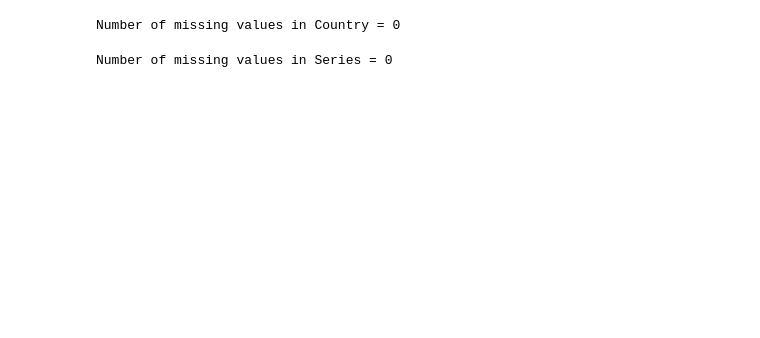
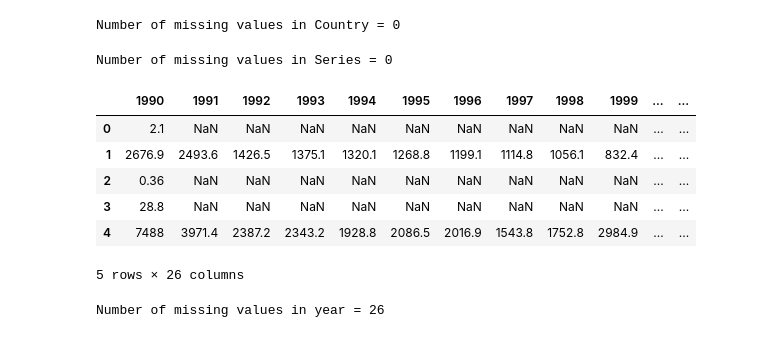
Before and after one commit to rethabilethulo/statistical_thinking1, a Jupyter notebook: Untitled.ipynb, the cells around one changed output. Drawn from its saved outputs; the diff is of its cells as text; code cells hidden in the pictures; blank space fills up the shorter version.

```diff
--- a/Untitled.ipynb
+++ b/Untitled.ipynb
@@ -172,2 +172,26 @@ print(f"Number of missing values in Series =",
 # %% [output]
 Number of missing values in Series = 0
+# %%
+#Creating a variable called year
+year = replacing_re[["1990","1991","1992","1993","1994",
+                     "1995","1996","1997","1998","1999",
+                     "2000","2001","2002","2003","2004",
+                     "2005","2006","2007","2008","2009",
+                     "2010","2011","2012","2013","2014",
+                     "2015"]]
+
+year.head()
+# %% [output]
+|  | 1990 | 1991 | 1992 | 1993 | 1994 | 1995 | 1996 | 1997 | 1998 | 1999 | ... | ... |
+| 0 | 2.1 | NaN | NaN | NaN | NaN | NaN | NaN | NaN | NaN | NaN | ... | ... |
+| 1 | 2676.9 | 2493.6 | 1426.5 | 1375.1 | 1320.1 | 1268.8 | 1199.1 | 1114.8 | 1056.1 | 832.4 | ... | ... |
+| 2 | 0.36 | NaN | NaN | NaN | NaN | NaN | NaN | NaN | NaN | NaN | ... | ... |
+| 3 | 28.8 | NaN | NaN | NaN | NaN | NaN | NaN | NaN | NaN | NaN | ... | ... |
+| 4 | 7488 | 3971.4 | 2387.2 | 2343.2 | 1928.8 | 2086.5 | 2016.9 | 1543.8 | 1752.8 | 2984.9 | ... | ... |
+5 rows × 26 columns
+# %%
+#Checking missing values in series
+print(f"Number of missing values in year =",
+      year.isnull().any().sum())
+# %% [output]
+Number of missing values in year = 26
```
Also changed, not shown: parts of 5 cells of this notebook.
